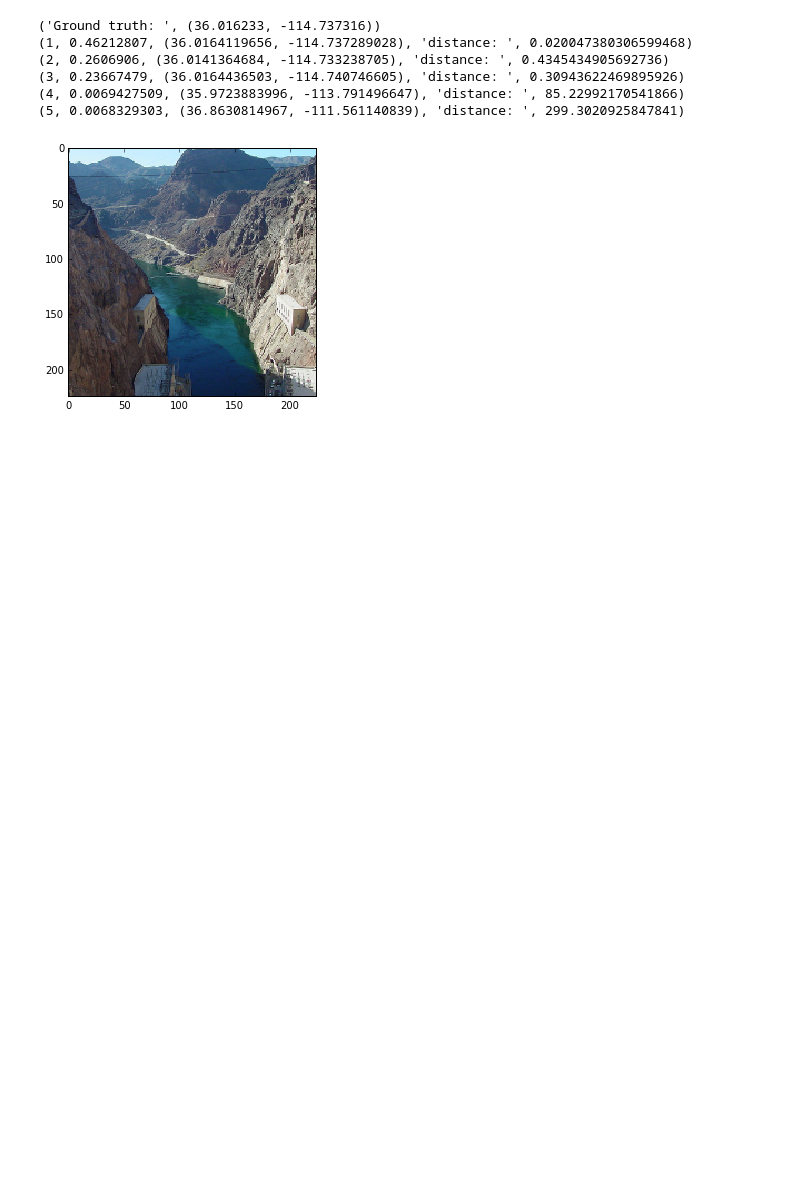
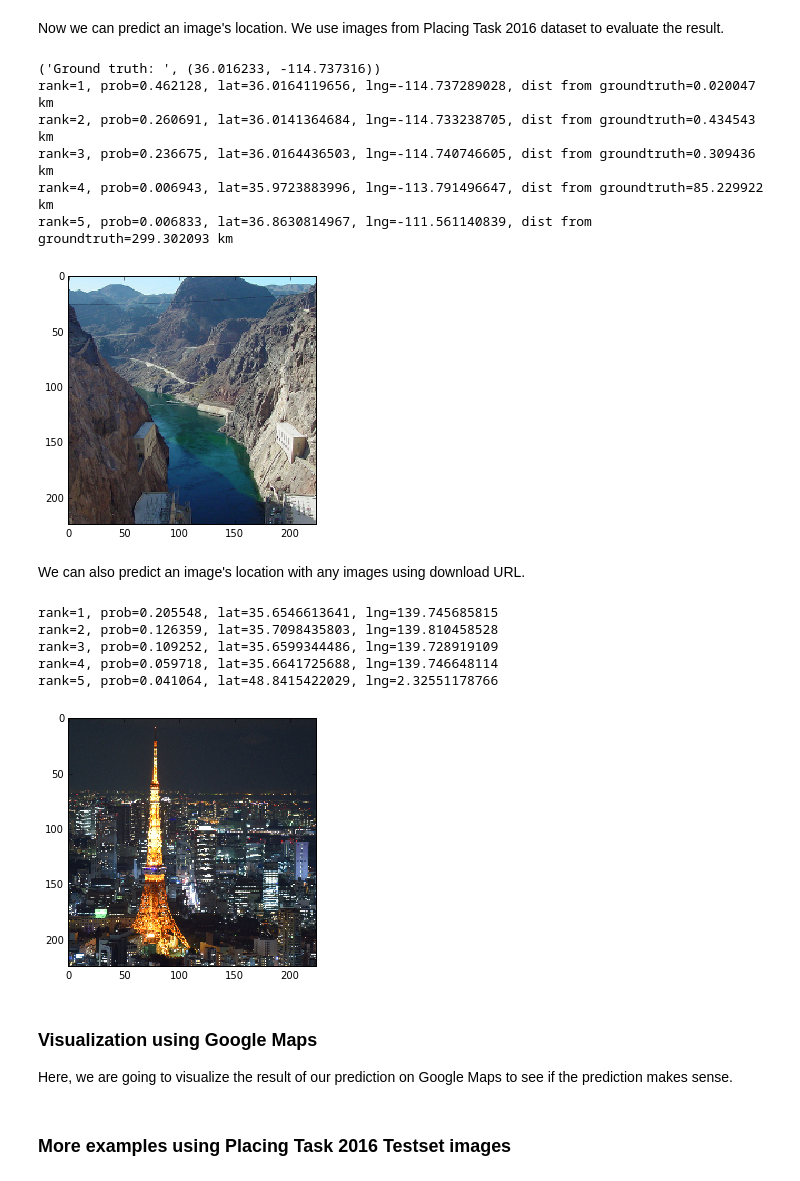
Before and after one commit to multimedia-berkeley/tutorials, a Jupyter notebook: predict_geolocation.ipynb, the cells around one changed output. Drawn from its saved outputs; the diff is of its cells as text; code cells hidden in the pictures; blank space fills up the shorter version.

```diff
--- a/predict_geolocation.ipynb
+++ b/predict_geolocation.ipynb
@@ -117,17 +136,63 @@ def maybe_download(imgname, img_directory):
         statinfo = os.stat(filepath)
         print('Succesfully downloaded', imgname, statinfo.st_size, 'bytes.')
     return filepath
+# %% [markdown]
+Now we can predict an image's location. We use images from Placing Task 2016 dataset to evaluate the result.
 # %%
 imgname = 'd661b83d659af4d818ddd6edf54096.jpg'
-result = predict(imgname)
+result = predict_and_evaluate(imgname)
 # %% [output]
 ('Ground truth: ', (36.016233, -114.737316))
-(1, 0.46212807, (36.0164119656, -114.737289028), 'distance: ', 0.020047380306599468)
-(2, 0.2606906, (36.0141364684, -114.733238705), 'distance: ', 0.4345434905692736)
-(3, 0.23667479, (36.0164436503, -114.740746605), 'distance: ', 0.30943622469895926)
-(4, 0.0069427509, (35.9723883996, -113.791496647), 'distance: ', 85.22992170541866)
-(5, 0.0068329303, (36.8630814967, -111.561140839), 'distance: ', 299.3020925847841)
+rank=1, prob=0.462128, lat=36.0164119656, lng=-114.737289028, dist from groundtruth=0.020047 km
+rank=2, prob=0.260691, lat=36.0141364684, lng=-114.733238705, dist from groundtruth=0.434543 km
+rank=3, prob=0.236675, lat=36.0164436503, lng=-114.740746605, dist from groundtruth=0.309436 km
+rank=4, prob=0.006943, lat=35.9723883996, lng=-113.791496647, dist from groundtruth=85.229922 km
+rank=5, prob=0.006833, lat=36.8630814967, lng=-111.561140839, dist from groundtruth=299.302093 km
 [figure]
+# %% [markdown]
+We can also predict an image's location with any images using download URL.
+# %%
+def predict(imgurl, prefix='images/'):
+    download_url(imgurl, prefix)
+    imgname = imgurl.split('/')[-1]
+    batch = PreprocessImage(prefix + imgname, True)
+    #predict and show top 5 results
+    mod.forward(Batch(batch), is_train=False)
+    prob = mod.get_outputs()[0].asnumpy()[0]
+    pred = np.argsort(prob)[::-1]
+    result = list()
+    for i in range(5):
+        pred_loc = grids[int(pred[i])]
+        res = (i+1, prob[pred[i]], pred_loc)
+        print('rank=%d, prob=%f, lat=%s, lng=%s' \
+              % (i+1, prob[pred[i]], pred_loc[0], pred_loc[1]))
+        result.append(res[2])
+    return result
+
+def download_url(imgurl, img_directory):
+    if not os.path.exists(img_directory):
+        os.mkdir(img_directory)
+    imgname = imgurl.split('/')[-1]
+    filepath = os.path.join(img_directory, imgname)
+    if not os.path.exists(filepath):
+        filepath, _ = urllib.urlretrieve(imgurl, filepath)
+        statinfo = os.stat(filepath)
+        print('Succesfully downloaded', imgname, statinfo.st_size, 'bytes.')
+    return filepath
+# %%
+#tokyo tower
+url = 'http://www.japantimes.co.jp/wp-content/uploads/2016/03/n-tower-e-20160302.jpg'
+result = predict(url)
+# %% [output]
+rank=1, prob=0.205548, lat=35.6546613641, lng=139.745685815
+rank=2, prob=0.126359, lat=35.7098435803, lng=139.810458528
+rank=3, prob=0.109252, lat=35.6599344486, lng=139.728919109
+rank=4, prob=0.059718, lat=35.6641725688, lng=139.746648114
+rank=5, prob=0.041064, lat=48.8415422029, lng=2.32551178766
+[figure, added]
+# %% [markdown]
+### Visualization using Google Maps
+Here, we are going to visualize the result of our prediction on Google Maps to see if the prediction makes sense.
 # %%
 import gmaps
 import gmaps.datasets
@@ -143,2 +207,4 @@ fig.add_layer(marker)
 fig
+# %% [markdown]
+### More examples using Placing Task 2016 Testset images
 # %%
```
Also changed, not shown: parts of 15 cells of this notebook.
